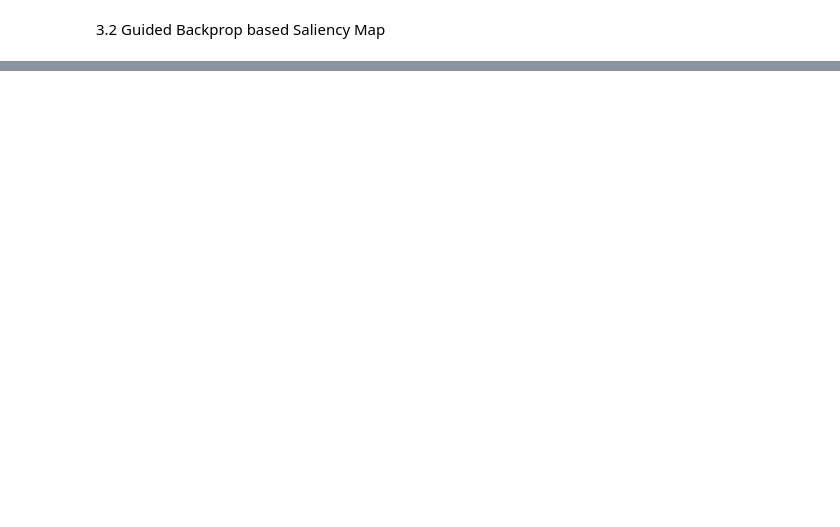
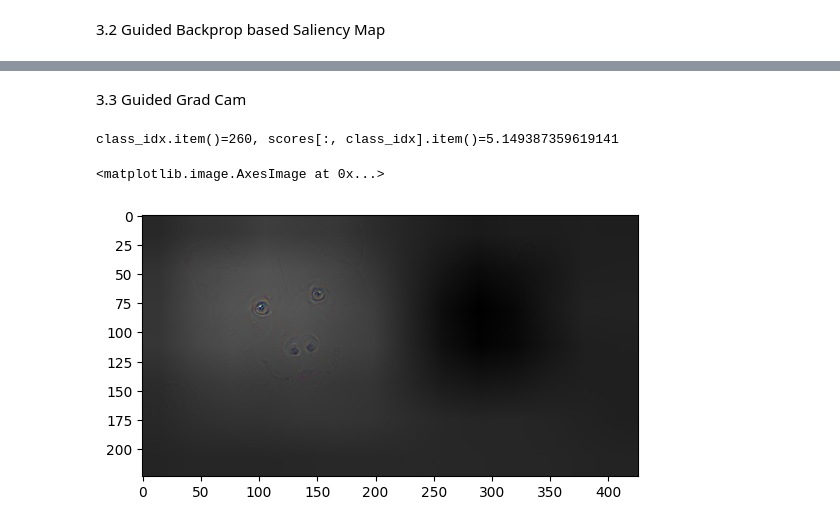
Before and after one commit to tutorials101/gradCAM, a Jupyter notebook: visualizations.ipynb, the cells around one changed output, grey strips where cells are left out. Drawn from its saved outputs; the diff is of its cells as text; code cells hidden in the pictures; blank space fills up the shorter version.

```diff
--- a/visualizations.ipynb
+++ b/visualizations.ipynb
@@ -225,14 +225,12 @@ def get_gradcam(input, conv_layer, class_idx=None):
   Z = hooked_layers["conv_layer"]["out"][0]
   w = hooked_layers["conv_layer"]["out_grad"][0].mean(dim=[1,2], keepdims=True)
 
-  gradcam = (Z*w).sum(dim=[0])
+  gradcam = ((Z*w).sum(dim=[0]))
 
   print(f"{class_idx.item()=}, {scores[:, class_idx].item()=}")
 
   return gradcam.detach().numpy()
 
-
-
 gradcam = get_gradcam(input.unsqueeze(0), net.layer4[1].conv2) # if interested, we can pass it to a ReLU to only focus on the positive influence
 plt.imshow(gradcam)
 # %% [output]
@@ -286,23 +274,22 @@ class_idx.item()=260, scores[:, class_idx].item()=5.149387359619141
 # %% [markdown]
 3.1 Regular Saliency Map
 # %%
-# Regular saliency map, compute gradient of class score w.r.t image pixels, take absolute value and max over RGB channels
+# Regular saliency map, compute gradient of class score w.r.t image pixels, take absolute value and max over RGB channels; This gives an idea of what this neuron in the classification layer is looking at
 
 input.requires_grad=True
 
-
-class_idx = 260 #dog
-
+net.zero_grad()
 net.eval()
 
 scores = net(input.unsqueeze(0))
 scores[:, class_idx].backward()
 
-grad = input.grad.clone()
+grad = input.grad.detach().numpy()
 
-map1, _ = grad.abs().max(dim=0)
-map2, _ = grad.max(dim=0)
+max_map = np.abs(grad).max(axis=0)
+norm_map = normalize(grad.transpose([1,2,0]))
 
-_ = input.grad.zero_() #otherwise pytorch will accumulate gradients
+input.grad.zero_()
+input.requires_grad = False #otherwise pytorch will accumulate gradients
 # %%
 fig, ax = plt.subplots(1,2, figsize=(15,20))
@@ -364,0 +351,11 @@ Text(0.5, 1.0, 'normalized gradients')
+# %% [markdown]
+3.3 Guided Grad Cam
+# %%
+gradcam = get_gradcam(input.unsqueeze(0), net.layer4[1].conv2, class_idx)
+C,H,W = input.shape
+guided_gradcam = norm_guided_map * cv2.resize(normalize(gradcam), (W,H))[..., np.newaxis]
+plt.imshow(guided_gradcam)
+# %% [output]
+class_idx.item()=260, scores[:, class_idx].item()=5.149387359619141
+<matplotlib.image.AxesImage at 0x...>
+[figure, added]
```
Also changed, not shown: parts of 8 cells of this notebook.
